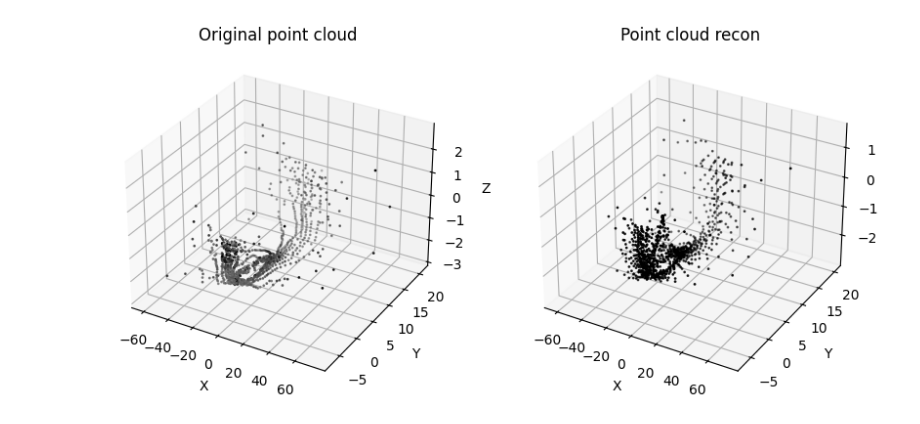
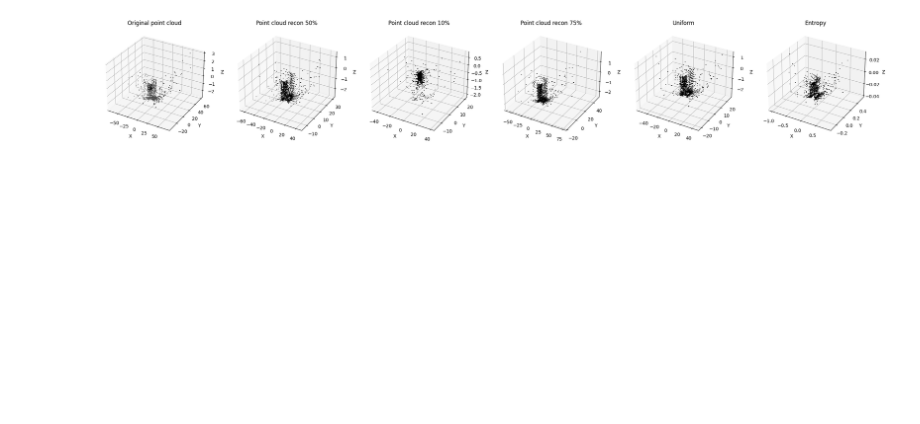
Before and after one commit to jingerchong/lidar_compressive_sensing, a Jupyter notebook: pic_compressive.ipynb, the cells around one changed output. Drawn from its saved outputs; the diff is of its cells as text; code cells hidden in the pictures; blank space fills up the shorter version.

Commit message:
Some small refactoring and trying undersampling ratios + types

```diff
--- a/pic_compressive.ipynb
+++ b/pic_compressive.ipynb
@@ -130,5 +188,5 @@ def recover_l1(y, lam):
 # %%
-def compressive_sensing(img, undersampling_ratio, iter, lam, lam_decay, error_function, plot_process=True, plot_error=False):
+def compressive_sensing(img, undersampling_ratio, iter, lam, lam_decay, error_function, plot_process=True, plot_error=False, undersampling_type = "random"):
     # INPUT:
     # img - ground truth image
     # undersampling_ratio - same as in image_undersampling
@@ -143,7 +201,7 @@ def compressive_sensing(img, undersampling_ratio, iter, lam, lam_decay, error_fu
 
     err = []
     # prepare the undersampled image
-    image_undersampled = image_undersampling(img, undersampling_ratio)
+    image_undersampled = image_undersampling(img, undersampling_ratio, undersampling_type)
     image_reconstructed = image_undersampled.copy()
     if plot_process == True:
         compare_image(img, image_reconstructed, titles=['original', 'undersampled'])
@@ -195,0 +256,3 @@ depth_recon = compressive_sensing(img=depth_image, undersampling_ratio=0.5, iter
+# %%
+depth_recon_low_sampling = compressive_sensing(img=depth_image, undersampling_ratio=0.1, iter=25, lam=300, lam_decay=0.75, error_function=l1_error_function, plot_error=True)
+depth_recon_high_sampling = compressive_sensing(img=depth_image, undersampling_ratio=0.75, iter=25, lam=300, lam_decay=0.75, error_function=l1_error_function, plot_error=True)
@@ -195,0 +276,3 @@ depth_recon = compressive_sensing(img=depth_image, undersampling_ratio=0.5, iter
+# %%
+depth_recon_uniform = compressive_sensing(img=depth_image, undersampling_ratio=0.5, iter=25, lam=300, lam_decay=0.75, error_function=l1_error_function, plot_error=True, undersampling_type="uniform")
+depth_recon_entropy= compressive_sensing(img=depth_image, undersampling_ratio=0.5, iter=25, lam=300, lam_decay=0.75, error_function=l1_error_function, plot_error=True, undersampling_type="entropy")
@@ -222,3 +323,9 @@ point_cloud_recon = np.array(point_cloud_recon)
+# %%
+point_cloud_recon = depth_image_to_point_cloud(depth_recon)
+point_cloud_recon_low = depth_image_to_point_cloud(depth_recon_low_sampling)
+point_cloud_recon_high = depth_image_to_point_cloud(depth_recon_high_sampling)
+point_cloud_uniform = depth_image_to_point_cloud(depth_recon_uniform)
+point_cloud_entropy = depth_image_to_point_cloud(depth_recon_entropy)
 # %%
 def plot_point_clouds(point_clouds, titles=None, point_size=1, color_map='gray'):
     """
@@ -231,35 +338,35 @@ def plot_point_clouds(point_clouds, titles=None, point_size=1, color_map='gray')
     - color_map: Color map to use for point intensity (optional, default='gray')
     """
     num_clouds = len(point_clouds)
     fig = plt.figure(figsize=(5 * num_clouds, 5))
 
     for i, cloud in enumerate(point_clouds):
         ax = fig.add_subplot(1, num_clouds, i + 1, projection='3d')
 
         # Downsample points if needed for visualization
         step = max(1, cloud.shape[0] // 1000)  # Adjust to control display density
         sample_cloud = cloud[::step]
 
         if sample_cloud.shape[1] == 3:
             ax.scatter(sample_cloud[:, 0], sample_cloud[:, 1], sample_cloud[:, 2],
                        s=point_size, c='black')  # No intensity values
         elif sample_cloud.shape[1] >= 4:
             ax.scatter(sample_cloud[:, 0], sample_cloud[:, 1], sample_cloud[:, 2],
                        s=point_size, c=sample_cloud[:, 3], cmap=color_map)  # Use intensity for color
 
         # Set title if provided
         if titles and i < len(titles):
             ax.set_title(titles[i])
 
         ax.set_xlabel('X')
         ax.set_ylabel('Y')
         ax.set_zlabel('Z')
 
     plt.show()
 
-plot_point_clouds([point_cloud, point_cloud_recon], ["Original point cloud", "Point cloud recon"])
+plot_point_clouds([point_cloud, point_cloud_recon, point_cloud_recon_low, point_cloud_recon_high, point_cloud_uniform, point_cloud_entropy], ["Original point cloud", "Point cloud recon 50%", "Point cloud recon 10%", "Point cloud recon 75%", "Uniform", "Entropy"])
 # %% [output]
-[figure, old version]
+[figure, new version]
 # %%
 import matplotlib.pyplot as plt
 from mpl_toolkits.mplot3d import Axes3D
```
Also changed, not shown: parts of 13 cells of this notebook.
